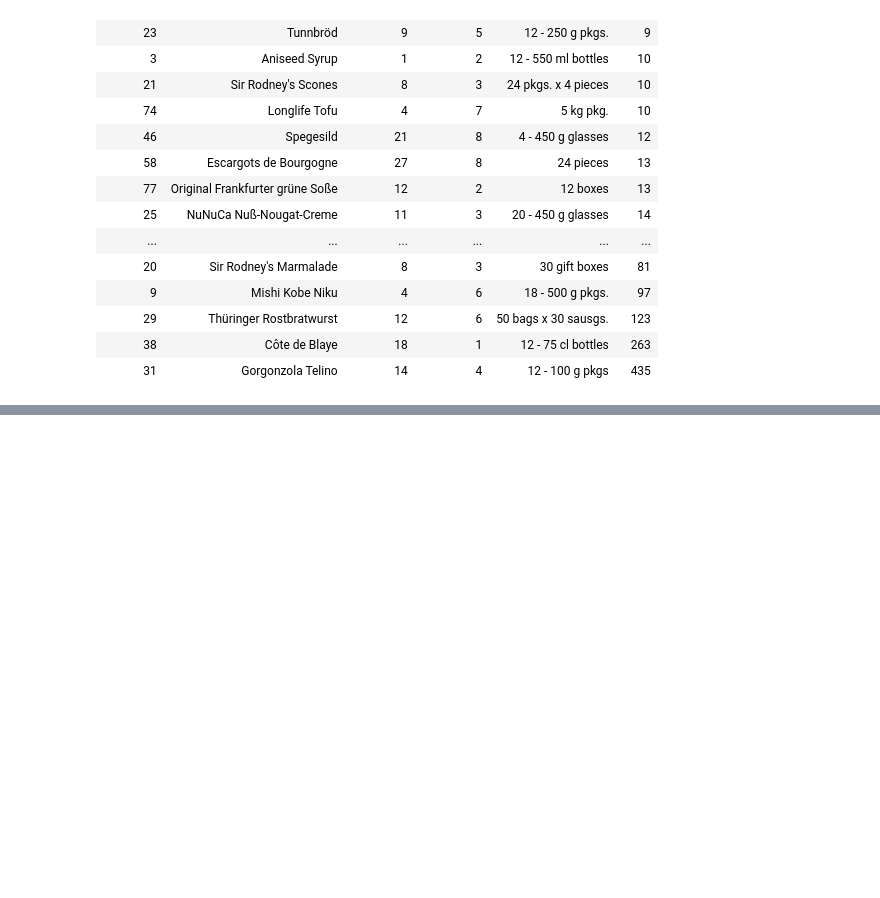
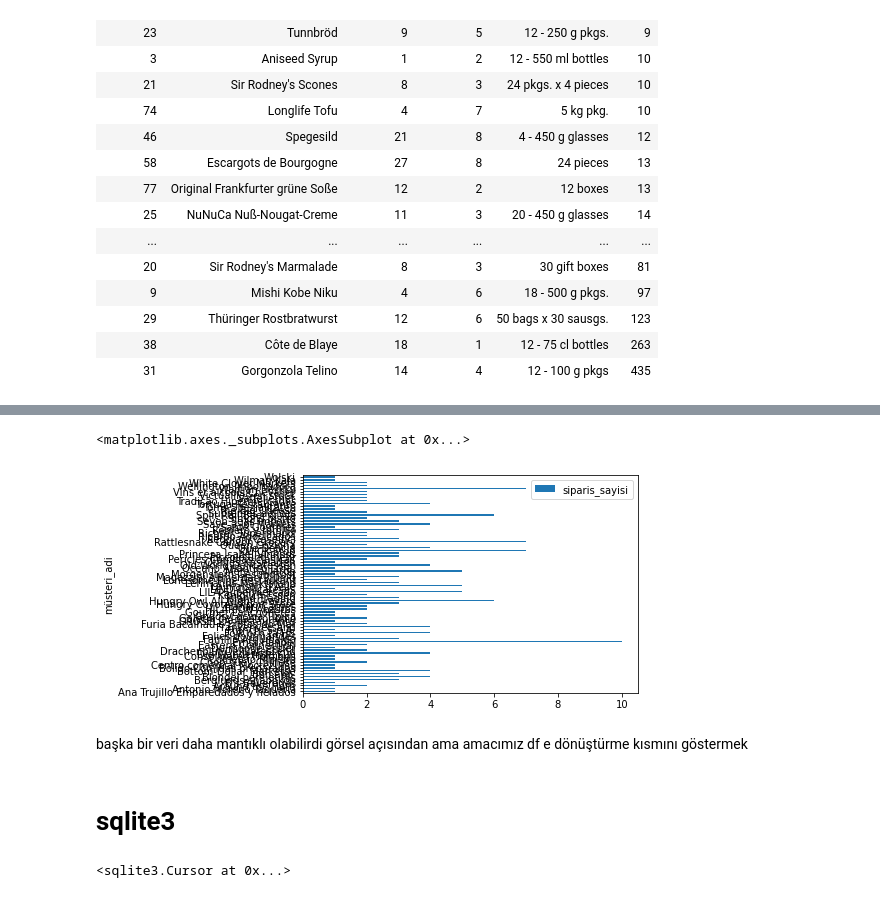
Before and after one commit to abdulkadirdemirci/abdulkadirdemirci, a Jupyter notebook: sql1.ipynb, the cells around one changed output, grey strips where cells are left out. Cells and saved outputs as stored; diff of their text form; code cells hidden in the pictures; blank space fills up the shorter version.

```diff
--- a/sql1.ipynb
+++ b/sql1.ipynb
@@ -332,0 +566,2 @@ Done.
+# %%
+df = %sql SELECT CU.CustomerName, COUNT(ORD.OrderID) FROM Customers AS CU INNER JOIN Orders AS ORD ON ORD.CustomerID=CU.CustomerID GROUP BY CU.CustomerName;
@@ -332,0 +577,2 @@ Done.
+# %%
+dff= pd.DataFrame(df,columns=["müsteri_adi","siparis_sayisi"])
@@ -332,0 +592,9 @@ Done.
+# %%
+dff.plot.barh(x="müsteri_adi",y="siparis_sayisi")
+# %% [output]
+<matplotlib.axes._subplots.AxesSubplot at 0x...>
+[figure, added]
+# %% [markdown]
+başka bir veri daha mantıklı olabilirdi görsel açısından ama amacımız df e dönüştürme kısmını göstermek
+# %% [markdown]
+# sqlite3
@@ -332,0 +611,4 @@ Done.
+# %%
+c
+# %% [output]
+<sqlite3.Cursor at 0x...>
```
Also changed, not shown: parts of 45 cells of this notebook.
